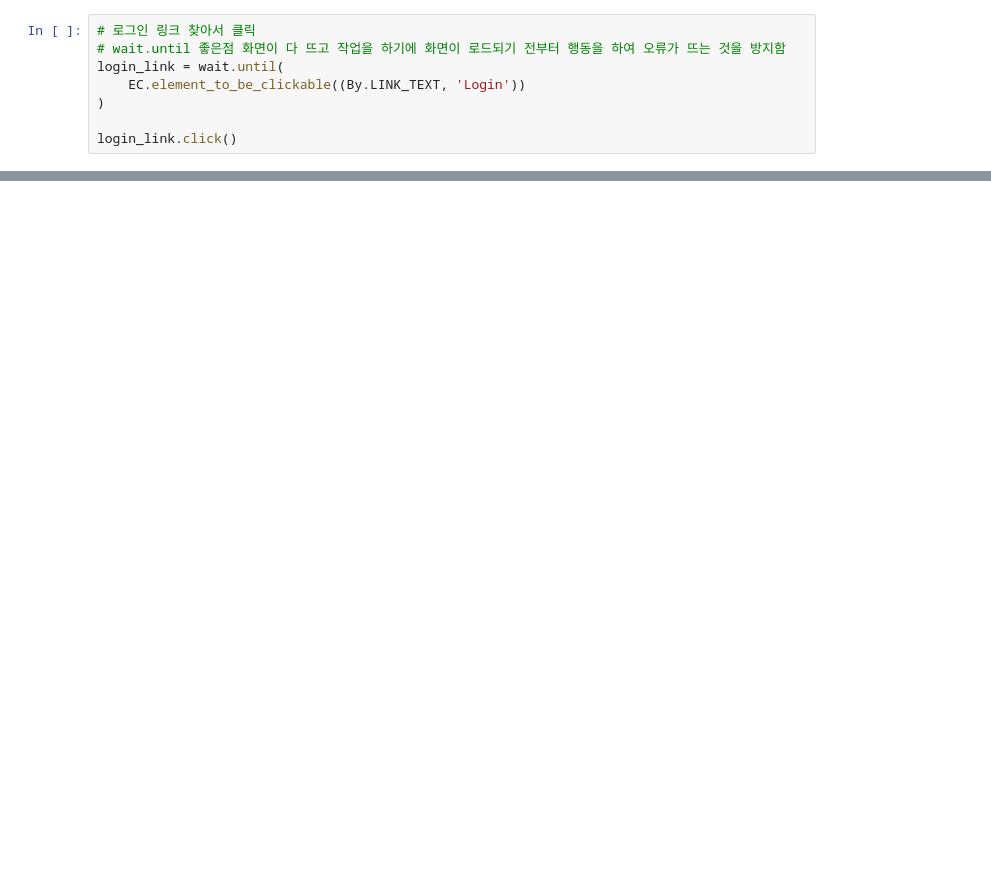
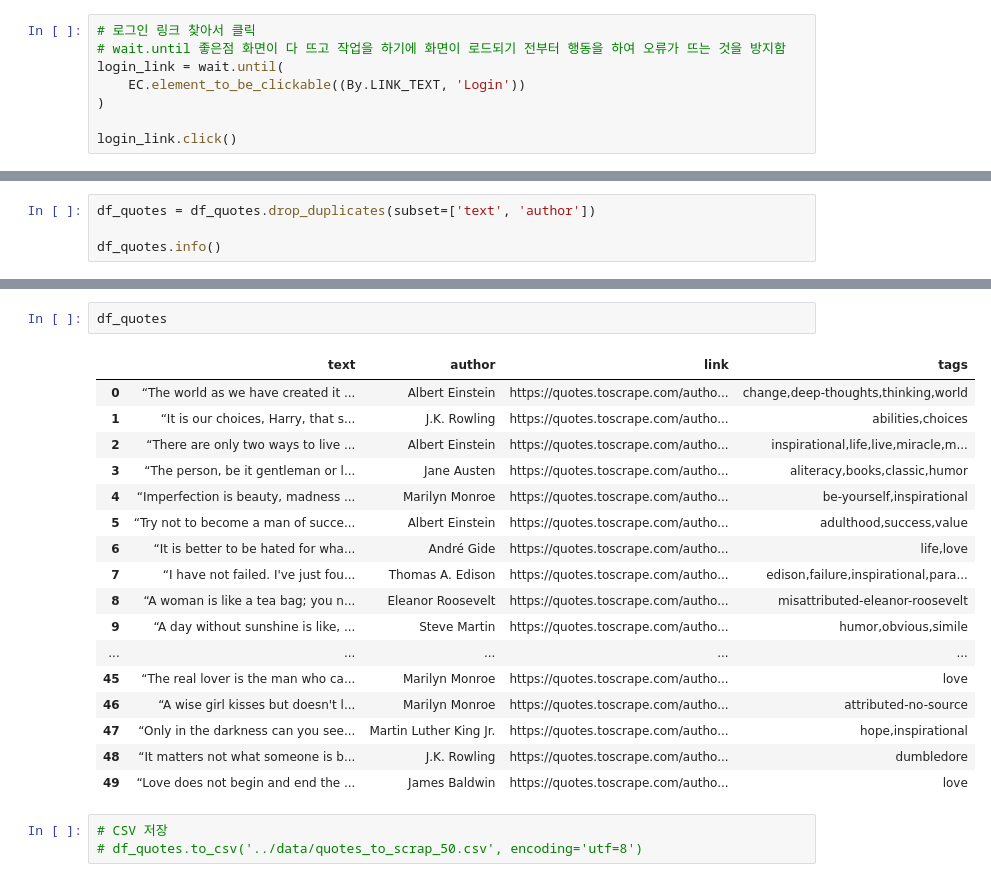
Before and after one commit to Trymind0419/ai-datapipeline-2026, a Jupyter notebook: chapt04/동적페이지_스크래핑.ipynb, the cells around one changed output, grey strips where cells are left out. Saved outputs shown, nothing was run; the diff lists cells and outputs as text; blank space fills up the shorter version.

```diff
--- a/chapt04/동적페이지_스크래핑.ipynb
+++ b/chapt04/동적페이지_스크래핑.ipynb
@@ -44,0 +237,4 @@ login_link.click()
+# %%
+df_quotes = df_quotes.drop_duplicates(subset=['text', 'author'])
+
+df_quotes.info()
@@ -44,0 +253,23 @@ login_link.click()
+# %%
+df_quotes
+# %% [output]
+|  | text | author | link | tags |
+| 0 | “The world as we have created it ... | Albert Einstein | https://quotes.toscrape.com/autho... | change,deep-thoughts,thinking,world |
+| 1 | “It is our choices, Harry, that s... | J.K. Rowling | https://quotes.toscrape.com/autho... | abilities,choices |
+| 2 | “There are only two ways to live ... | Albert Einstein | https://quotes.toscrape.com/autho... | inspirational,life,live,miracle,m... |
+| 3 | “The person, be it gentleman or l... | Jane Austen | https://quotes.toscrape.com/autho... | aliteracy,books,classic,humor |
+| 4 | “Imperfection is beauty, madness ... | Marilyn Monroe | https://quotes.toscrape.com/autho... | be-yourself,inspirational |
+| 5 | “Try not to become a man of succe... | Albert Einstein | https://quotes.toscrape.com/autho... | adulthood,success,value |
+| 6 | “It is better to be hated for wha... | André Gide | https://quotes.toscrape.com/autho... | life,love |
+| 7 | “I have not failed. I've just fou... | Thomas A. Edison | https://quotes.toscrape.com/autho... | edison,failure,inspirational,para... |
+| 8 | “A woman is like a tea bag; you n... | Eleanor Roosevelt | https://quotes.toscrape.com/autho... | misattributed-eleanor-roosevelt |
+| 9 | “A day without sunshine is like, ... | Steve Martin | https://quotes.toscrape.com/autho... | humor,obvious,simile |
+| ... | ... | ... | ... | ... |
+| 45 | “The real lover is the man who ca... | Marilyn Monroe | https://quotes.toscrape.com/autho... | love |
+| 46 | “A wise girl kisses but doesn't l... | Marilyn Monroe | https://quotes.toscrape.com/autho... | attributed-no-source |
+| 47 | “Only in the darkness can you see... | Martin Luther King Jr. | https://quotes.toscrape.com/autho... | hope,inspirational |
+| 48 | “It matters not what someone is b... | J.K. Rowling | https://quotes.toscrape.com/autho... | dumbledore |
+| 49 | “Love does not begin and end the ... | James Baldwin | https://quotes.toscrape.com/autho... | love |
+# %%
+# CSV 저장
+# df_quotes.to_csv('../data/quotes_to_scrap_50.csv', encoding='utf=8')
```
Also changed, not shown: parts of 21 cells of this notebook, 6 other files.
